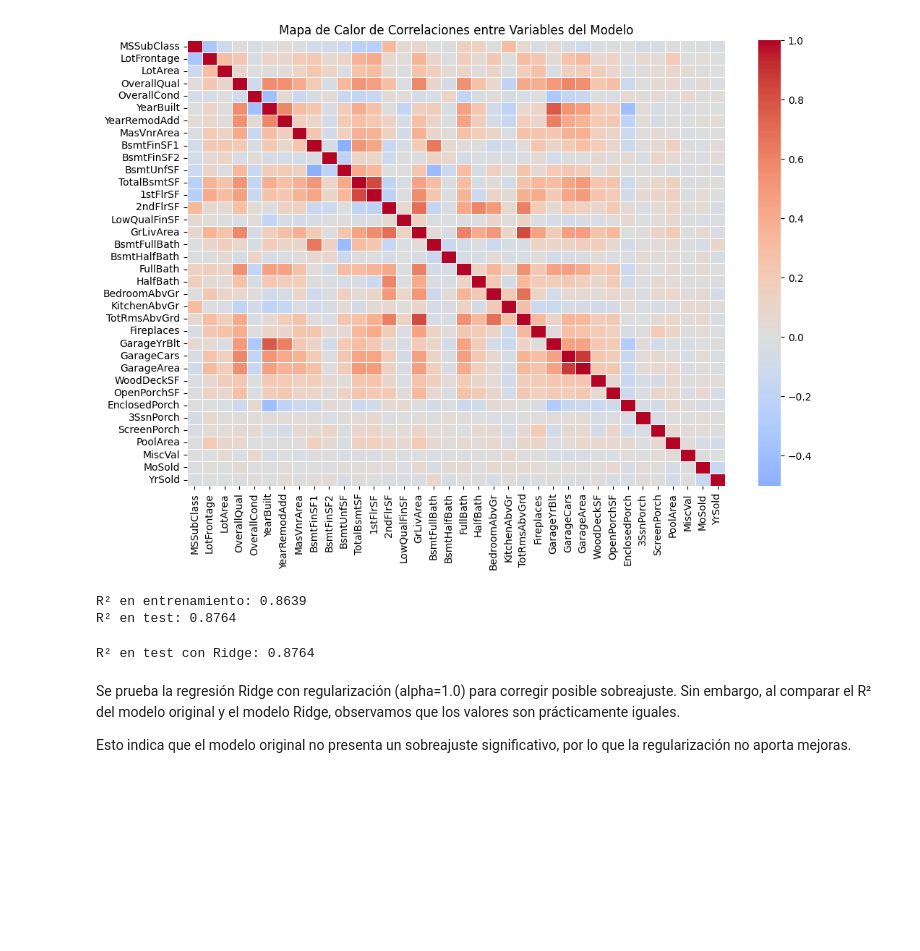
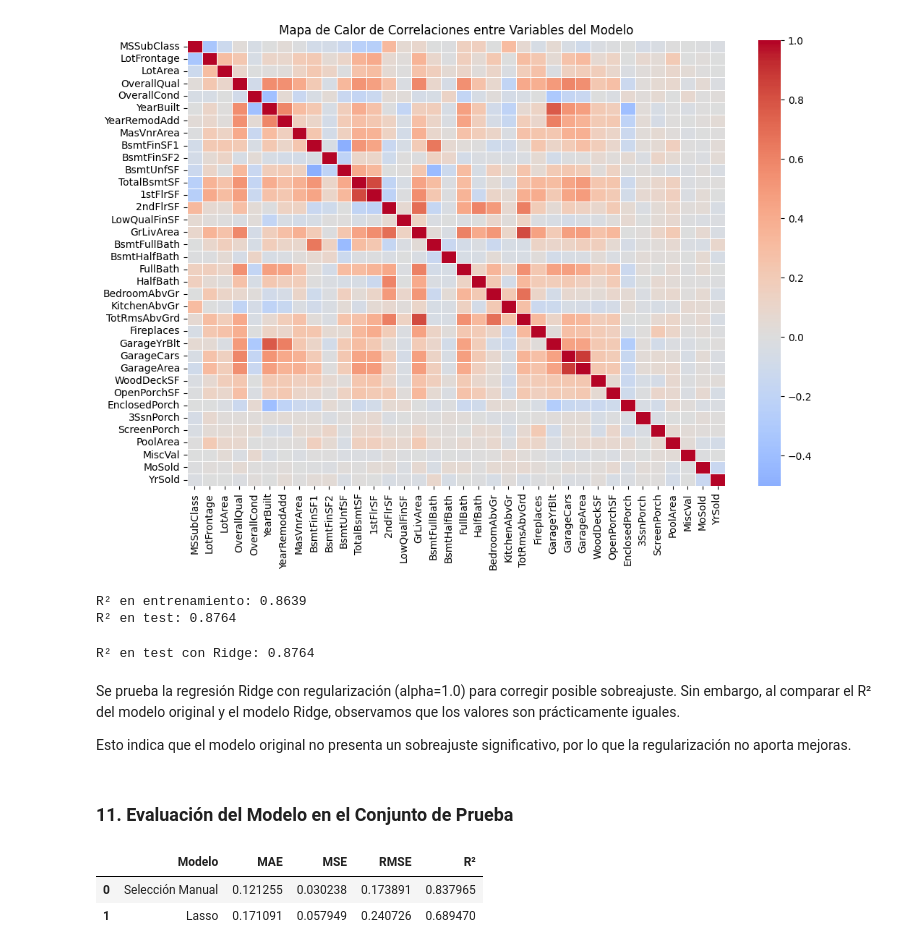
Before and after one commit to EstebanZG999/HT3Mineria, a Jupyter notebook: src/modelos_regresion.ipynb, the cells around one changed output. Drawn from its saved outputs; the diff is of its cells as text; code cells hidden in the pictures; blank space fills up the shorter version.

Commit message:
feat: exercise 11 evaluation of the model on the test set

```diff
--- a/src/modelos_regresion.ipynb
+++ b/src/modelos_regresion.ipynb
@@ -151,3 +151,47 @@ R² en test con Ridge: 0.8764
 Se prueba la regresión Ridge con regularización (alpha=1.0) para corregir posible sobreajuste. Sin embargo, al comparar el R² del modelo original y el modelo Ridge, observamos que los valores son prácticamente iguales.
 
 Esto indica que el modelo original no presenta un sobreajuste significativo, por lo que la regularización no aporta mejoras.
+# %% [markdown]
+### 11. Evaluación del Modelo en el Conjunto de Prueba
+# %%
+# Asegurar que X_test_scaled tenga solo las variables seleccionadas por el modelo
+X_test_selected = X_test_scaled[["GrLivArea", "TotalBsmtSF", "OverallQual", "GarageCars", "YearBuilt"]]
+
+# Agregar constante, igual que en el entrenamiento del modelo seleccionado
+X_test_selected = sm.add_constant(X_test_selected)
+
+# Ahora hacer la predicción con el modelo seleccionado
+y_pred_selected = modelo_selected.predict(X_test_selected)
+# %%
+# Importar métricas de evaluación
+from sklearn.metrics import mean_absolute_error, mean_squared_error, r2_score
+from IPython.display import display
+
+# Función para calcular métricas
+def evaluar_modelo(y_true, y_pred):
+    mae = mean_absolute_error(y_true, y_pred)
+    mse = mean_squared_error(y_true, y_pred)
+    rmse = mse ** 0.5
+    r2 = r2_score(y_true, y_pred)
+    return mae, mse, rmse, r2
+
+# Evaluar ambos modelos
+# Evaluar ambos modelos
+mae_selected, mse_selected, rmse_selected, r2_selected = evaluar_modelo(y_test, y_pred_selected)
+mae_lasso, mse_lasso, rmse_lasso, r2_lasso = evaluar_modelo(y_test, y_test_pred_lasso)
+
+# Crear tabla comparativa
+resultados = pd.DataFrame({
+    "Modelo": ["Selección Manual", "Lasso"],
+    "MAE": [mae_selected, mae_lasso],
+    "MSE": [mse_selected, mse_lasso],
+    "RMSE": [rmse_selected, rmse_lasso],
+    "R²": [r2_selected, r2_lasso]
+})
+
+# Mostrar la tabla con resultados
+display(resultados)
+# %% [output]
+|  | Modelo | MAE | MSE | RMSE | R² |
+| 0 | Selección Manual | 0.121255 | 0.030238 | 0.173891 | 0.837965 |
+| 1 | Lasso | 0.171091 | 0.057949 | 0.240726 | 0.689470 |
```
